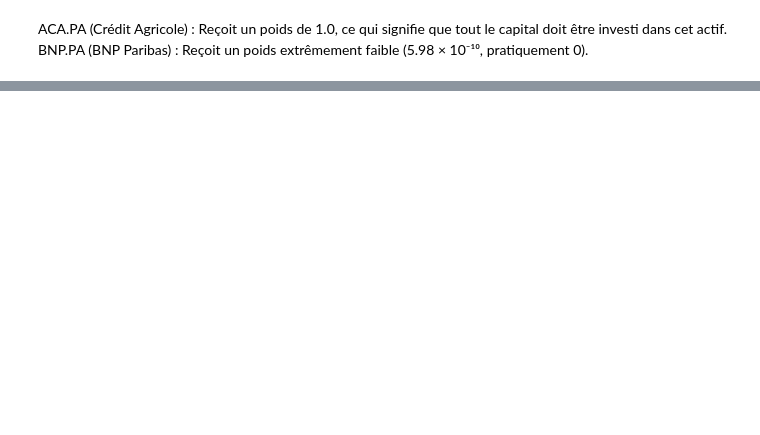
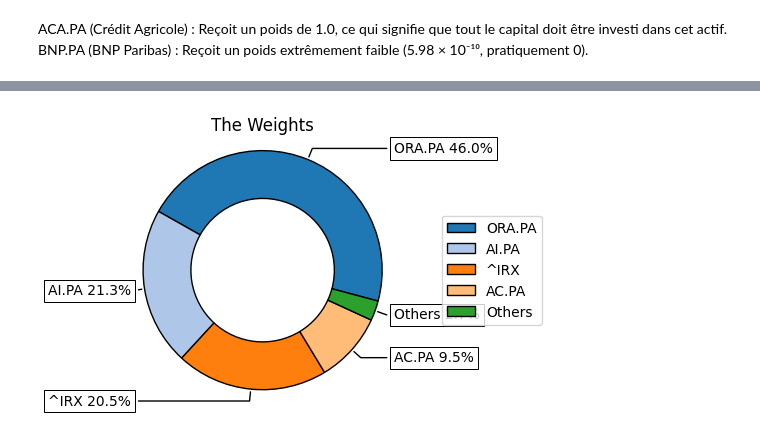
Before and after one commit to MatthieuHanania/financial-exercices, a Jupyter notebook: riskfolio.ipynb, the cells around one changed output, grey strips where cells are left out. Drawn from its saved outputs; the diff is of its cells as text; code cells hidden in the pictures; blank space fills up the shorter version.

```diff
--- a/riskfolio.ipynb
+++ b/riskfolio.ipynb
@@ -96,0 +118,5 @@ ax = rp.plot_pie(w = weight,title="The Weights",height=3,width =5)
+# %%
+# study the composition of the 14th point
+ax = rp.plot_pie(w = frontier[2],title="The Weights",height=3,width =5)
+# %% [output]
+[figure, added]
```
Also changed, not shown: parts of 13 cells of this notebook, 1 other file.
